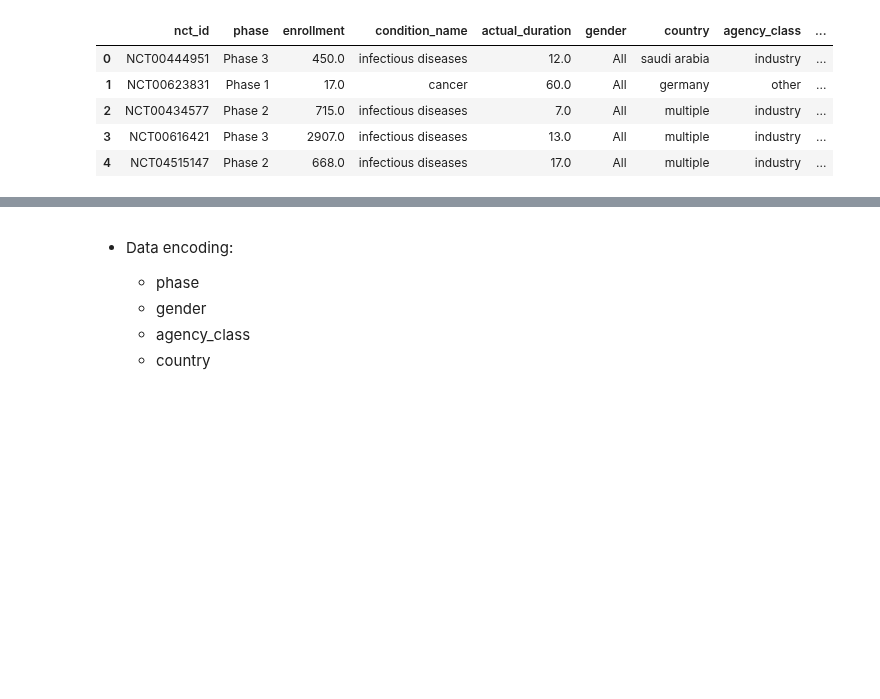
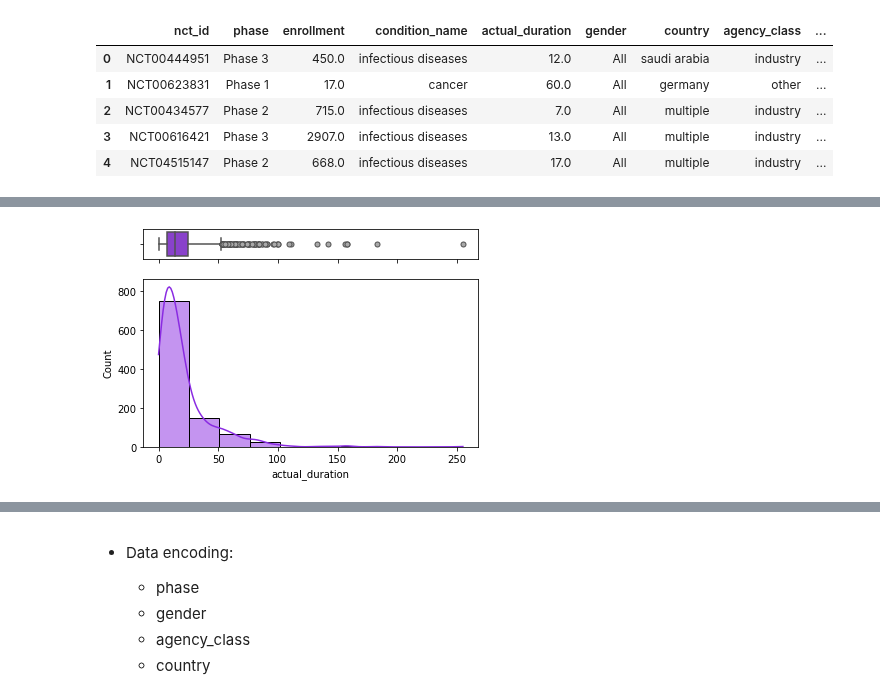
Before and after one commit to brunalos/clinical-trials-ml, a Jupyter notebook: dropout_rates_model.ipynb, the cells around one changed output, grey strips where cells are left out. Saved outputs shown, nothing was run; the diff lists cells and outputs as text; code cells hidden in the pictures; blank space fills up the shorter version.

```diff
--- a/dropout_rates_model.ipynb
+++ b/dropout_rates_model.ipynb
@@ -52,0 +130,5 @@ df_ml.head()
+# %%
+# Plot duration
+creating_box_hist('actual_duration', df_ml, 10)
+# %% [output]
+[figure, added]
```
Also changed, not shown: parts of 20 cells of this notebook, 1 other file.
